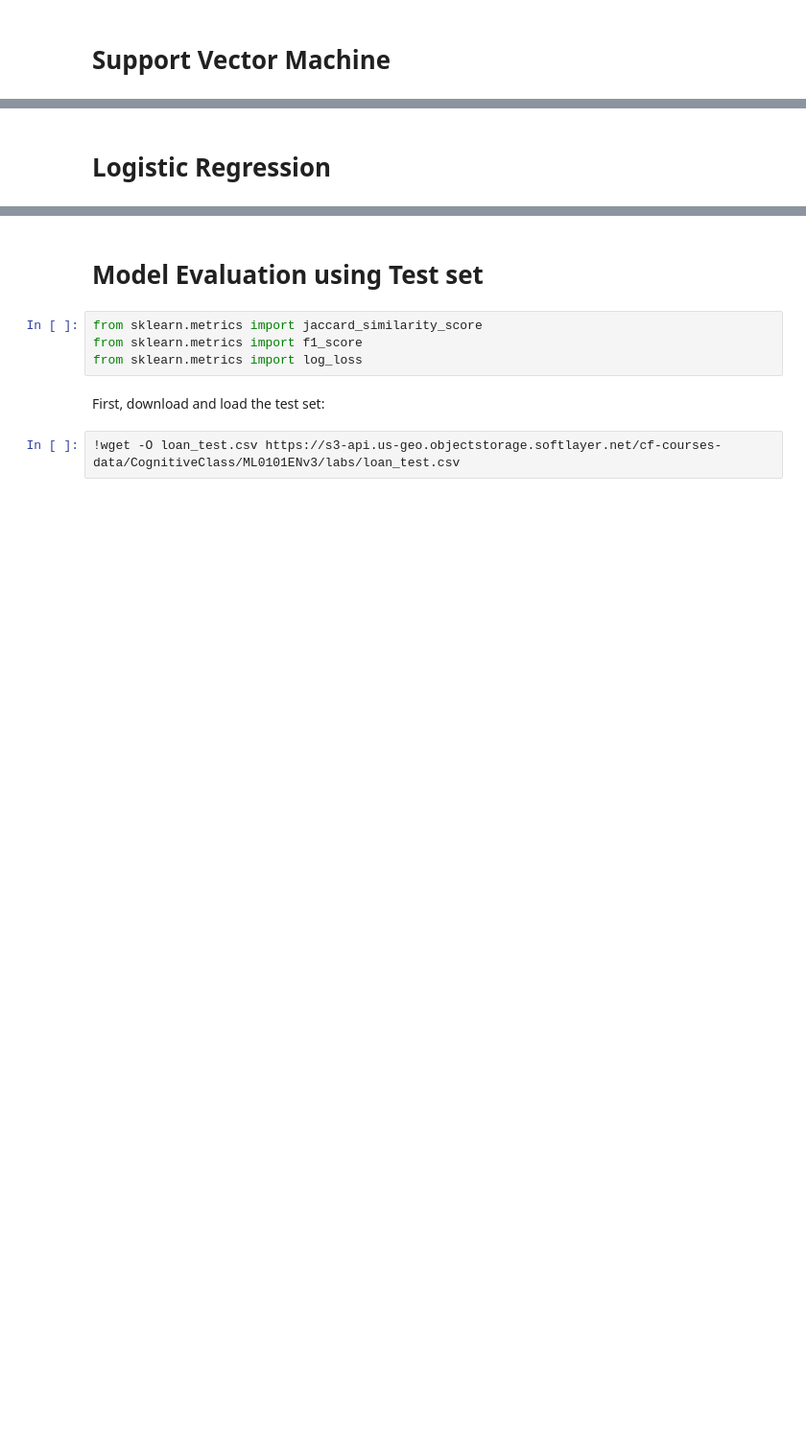
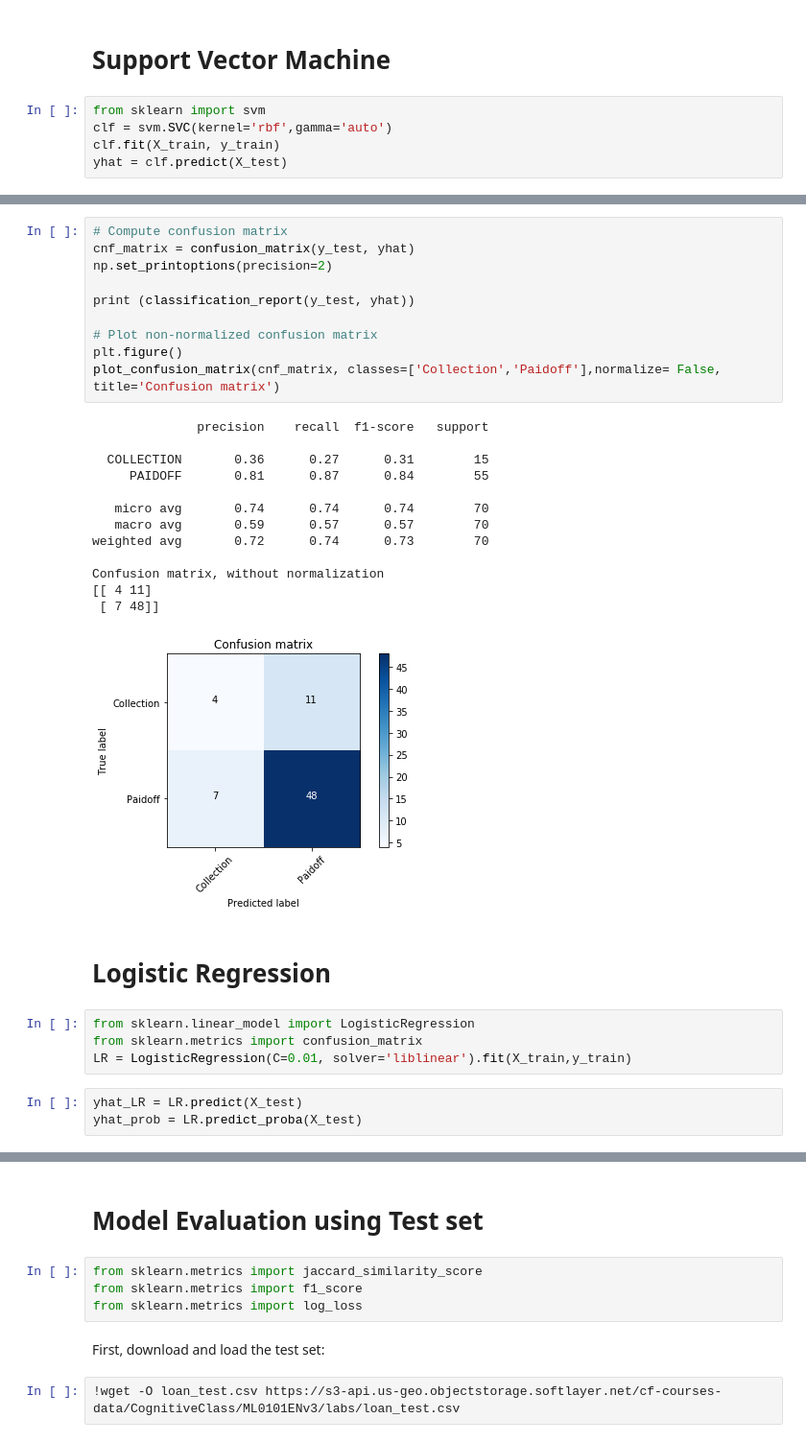
Before and after one commit to ksphil/Coursera_Capstone_ML_Project, a Jupyter notebook: Coursera_ML with Python.ipynb, the cells around one changed output, grey strips where cells are left out. Shown: that part at 96% size. Saved outputs shown, nothing was run; the diff lists cells and outputs as text; blank space fills up the shorter version.

```diff
--- a/Coursera_ML with Python.ipynb
+++ b/Coursera_ML with Python.ipynb
@@ -326,2 +341,7 @@ The best accuracy was with 0.7857142857142857 with k= 7
 # %% [markdown]
 # Support Vector Machine
+# %%
+from sklearn import svm
+clf = svm.SVC(kernel='rbf',gamma='auto')
+clf.fit(X_train, y_train)
+yhat = clf.predict(X_test)
@@ -328,2 +384,33 @@ The best accuracy was with 0.7857142857142857 with k= 7
+# %%
+# Compute confusion matrix
+cnf_matrix = confusion_matrix(y_test, yhat)
+np.set_printoptions(precision=2)
+
+print (classification_report(y_test, yhat))
+
+# Plot non-normalized confusion matrix
+plt.figure()
+plot_confusion_matrix(cnf_matrix, classes=['Collection','Paidoff'],normalize= False,  title='Confusion matrix')
+# %% [output]
+              precision    recall  f1-score   support
+
+  COLLECTION       0.36      0.27      0.31        15
+     PAIDOFF       0.81      0.87      0.84        55
+
+   micro avg       0.74      0.74      0.74        70
+   macro avg       0.59      0.57      0.57        70
+weighted avg       0.72      0.74      0.73        70
+
+Confusion matrix, without normalization
+[[ 4 11]
+ [ 7 48]]
+[figure, added]
 # %% [markdown]
 # Logistic Regression
+# %%
+from sklearn.linear_model import LogisticRegression
+from sklearn.metrics import confusion_matrix
+LR = LogisticRegression(C=0.01, solver='liblinear').fit(X_train,y_train)
+# %%
+yhat_LR = LR.predict(X_test)
+yhat_prob = LR.predict_proba(X_test)
```
Also changed, not shown: parts of 13 cells of this notebook.
